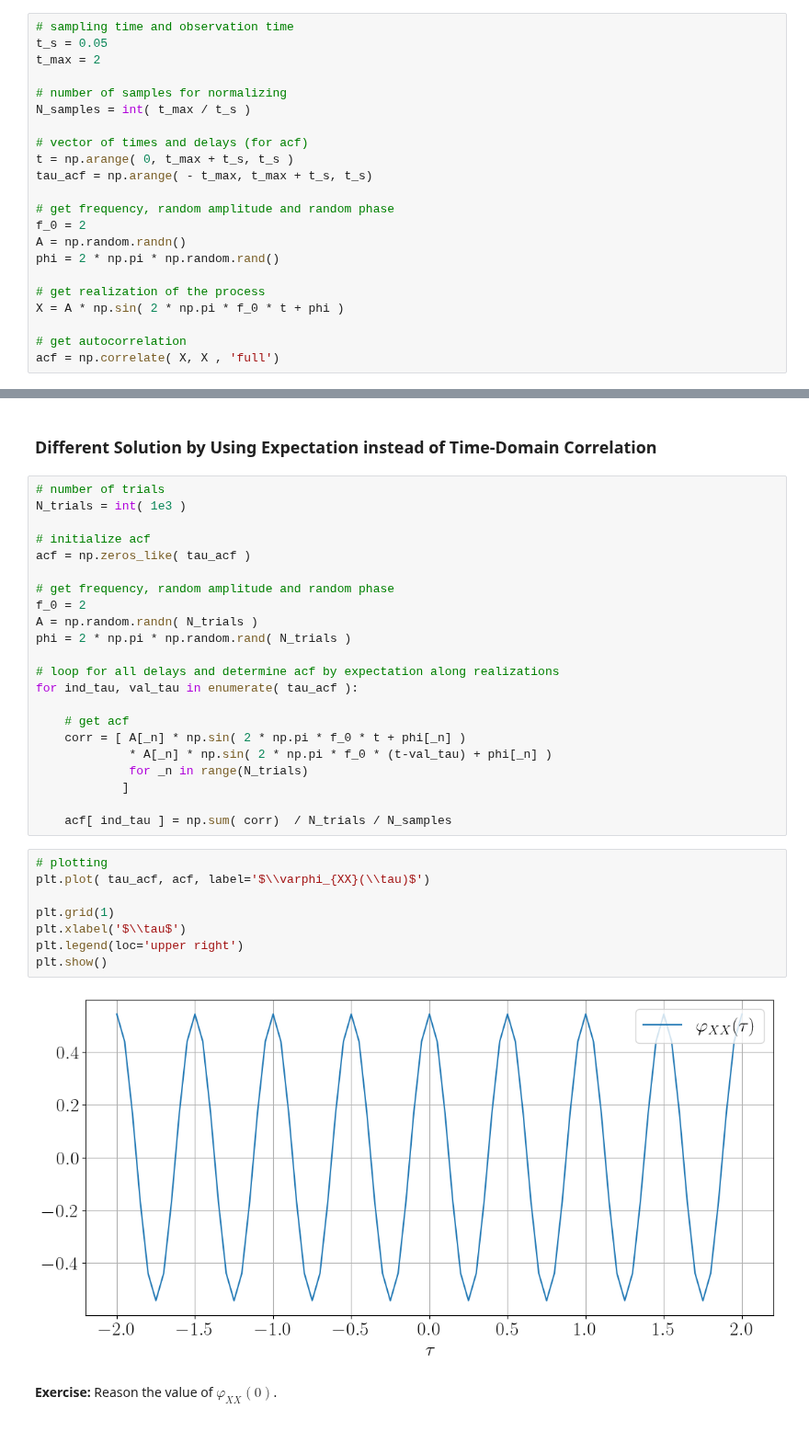
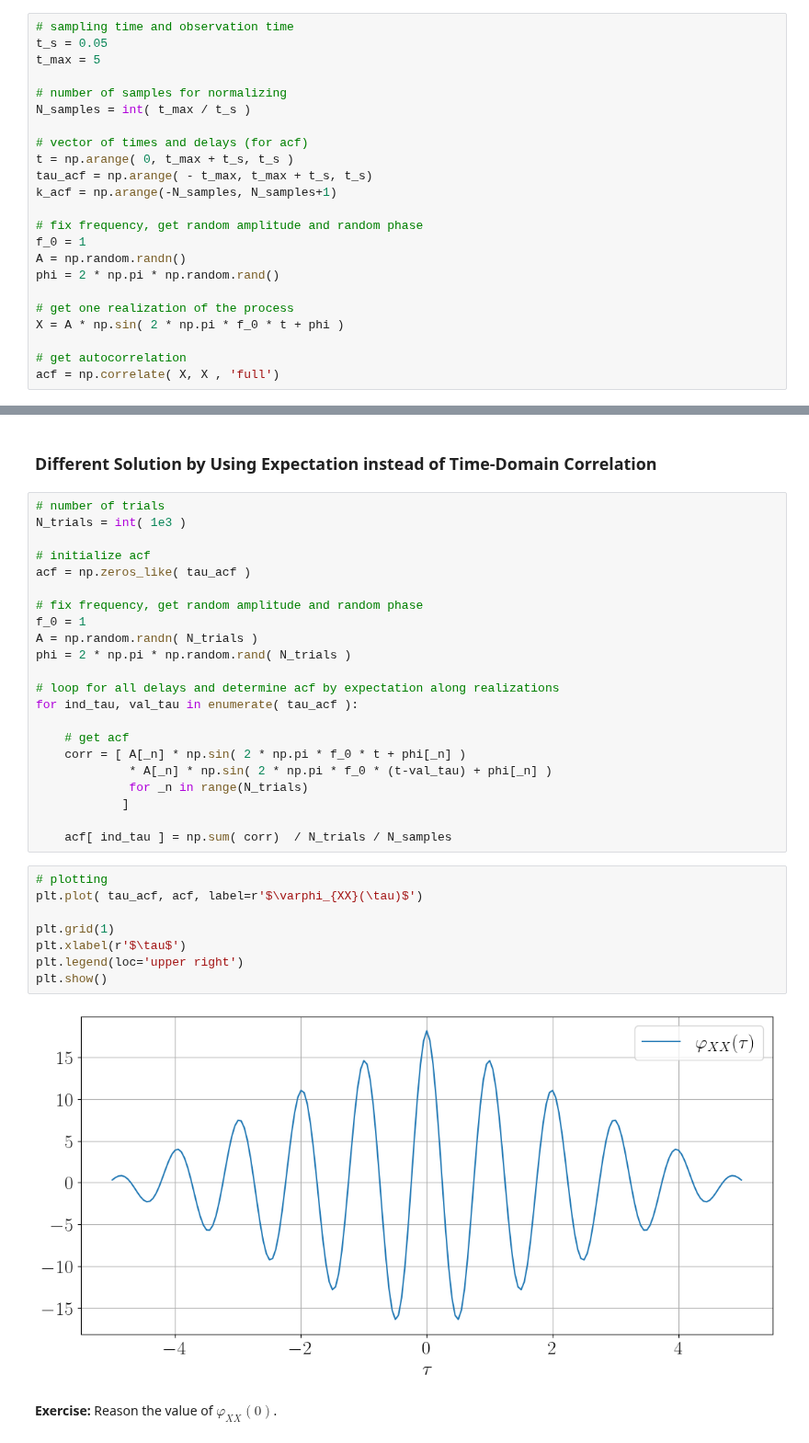
Before and after one commit to kit-cel/lecture-examples, a Jupyter notebook: nt1/vorlesung/2_zufallsprozesse/weakly_stationary.ipynb, the cells around one changed output, grey strips where cells are left out. Shown at 92% size. Cells and saved outputs as stored; diff of their text form.

```diff
--- a/nt1/vorlesung/2_zufallsprozesse/weakly_stationary.ipynb
+++ b/nt1/vorlesung/2_zufallsprozesse/weakly_stationary.ipynb
@@ -29,7 +29,7 @@ matplotlib.rc('figure', figsize=(13, 6) )
 # %%
 # sampling time and observation time
 t_s = 0.05
-t_max = 2
+t_max = 5
 
 # number of samples for normalizing
 N_samples = int( t_max / t_s )
@@ -37,13 +37,14 @@ N_samples = int( t_max / t_s )
 # vector of times and delays (for acf)
 t = np.arange( 0, t_max + t_s, t_s )
 tau_acf = np.arange( - t_max, t_max + t_s, t_s)
+k_acf = np.arange(-N_samples, N_samples+1)
 
-# get frequency, random amplitude and random phase
-f_0 = 2
+# fix frequency, get random amplitude and random phase
+f_0 = 1
 A = np.random.randn()
 phi = 2 * np.pi * np.random.rand()
 
-# get realization of the process
+# get one realization of the process
 X = A * np.sin( 2 * np.pi * f_0 * t + phi )
 
 # get autocorrelation
@@ -73,8 +74,8 @@ N_trials = int( 1e3 )
 # initialize acf
 acf = np.zeros_like( tau_acf )
 
-# get frequency, random amplitude and random phase
-f_0 = 2
+# fix frequency, get random amplitude and random phase
+f_0 = 1
 A = np.random.randn( N_trials )
 phi = 2 * np.pi * np.random.rand( N_trials )
 
@@ -90,14 +91,14 @@ for ind_tau, val_tau in enumerate( tau_acf ):
     acf[ ind_tau ] = np.sum( corr)  / N_trials / N_samples
 # %%
 # plotting
-plt.plot( tau_acf, acf, label='$\\varphi_{XX}(\\tau)$')
+plt.plot( tau_acf, acf, label=r'$\varphi_{XX}(\tau)$')
 
 plt.grid(1)
-plt.xlabel('$\\tau$')
+plt.xlabel(r'$\tau$')
 plt.legend(loc='upper right')
 plt.show()
 # %% [output]
-[figure, old version]
+[figure, new version]
 # %% [markdown]
 <b> Exercise:</b> Reason the value of $\varphi_{XX}(0)$.
 # %% [markdown]
```
Also changed, not shown: parts of 9 cells of this notebook.
